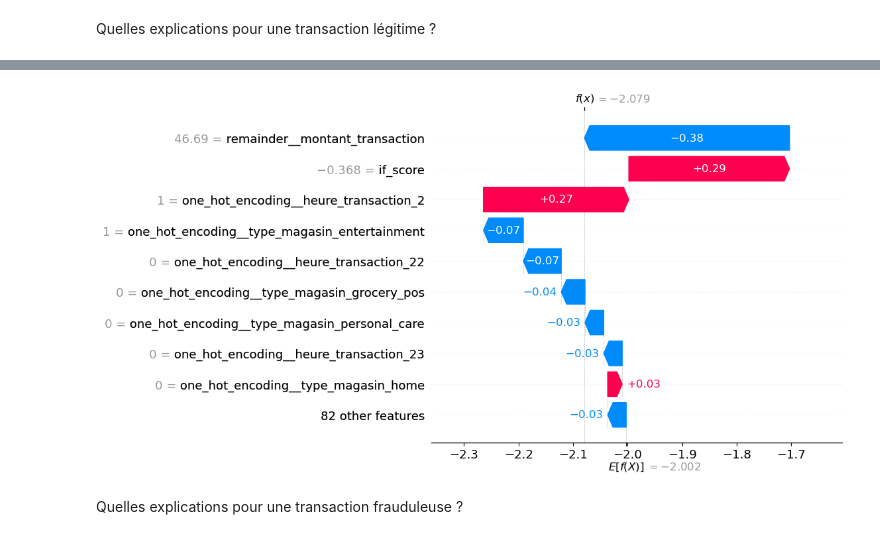
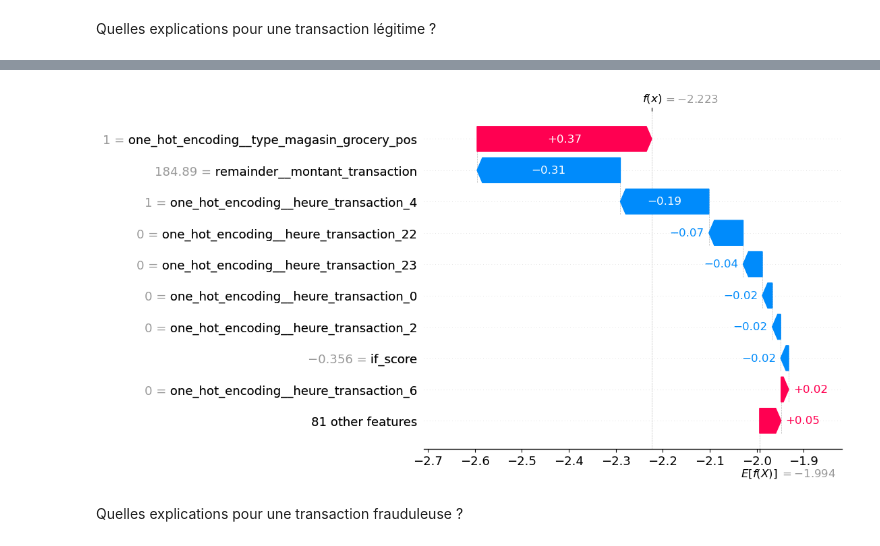
Before and after one commit to daren-mabanza/fraud-detection, a Jupyter notebook: 02_notebooks/04_shap_interpretation.ipynb, the cells around one changed output, grey strips where cells are left out. Drawn from its saved outputs; the diff is of its cells as text; code cells hidden in the pictures.

```diff
--- a/02_notebooks/04_shap_interpretation.ipynb
+++ b/02_notebooks/04_shap_interpretation.ipynb
@@ -8,6 +8,7 @@ ROOT = Path.cwd().parents[0]
 
 MODEL_DATA = ROOT / "04_model"
 PROCESSED_DATA = ROOT / "01_data" / "02_processed"
+JOBLIB_DATA = ROOT / "01_data" / "03_joblib"
 
 %load_ext autoreload
 %autoreload 2
@@ -25,10 +29,10 @@ from sklearn import set_config
 **Import de x_test | y_test et du modèle non calibré**
 # %%
 # x_test
-x_test = joblib.load(PROCESSED_DATA / "x_test_for_shap.joblib")
+x_test = joblib.load(JOBLIB_DATA / "x_test_for_shap.joblib")
 
 # y_test
-y_test = joblib.load(PROCESSED_DATA / "y_test_for_shap.joblib")
+y_test = joblib.load(JOBLIB_DATA / "y_test_for_shap.joblib")
 
 # modèle
 modele = joblib.load(MODEL_DATA / "fraud_detection_xgb_pas_calibre.joblib")
@@ -54,5 +56,3 @@ NameError: name 'explainer' is not defined
 # %% [markdown]
 **Sauvegarde des objets**
-# %%
-shap_values = joblib.load(MODEL_DATA / "shap_values_model.joblib")
 # %%
@@ -92,11 +91,11 @@ full_test[full_test["target"]==0].sample(8)
 # %%
 waterfall_plot(
     shap_values,
     x_test_proc,
-    500226,
+    255,
     max_display=10
 )
 # %% [output]
-[figure, old version]
+[figure, new version]
 # %% [markdown]
 Quelles explications pour une transaction frauduleuse ?
```
Also changed, not shown: parts of 14 cells of this notebook, 50 other files.
